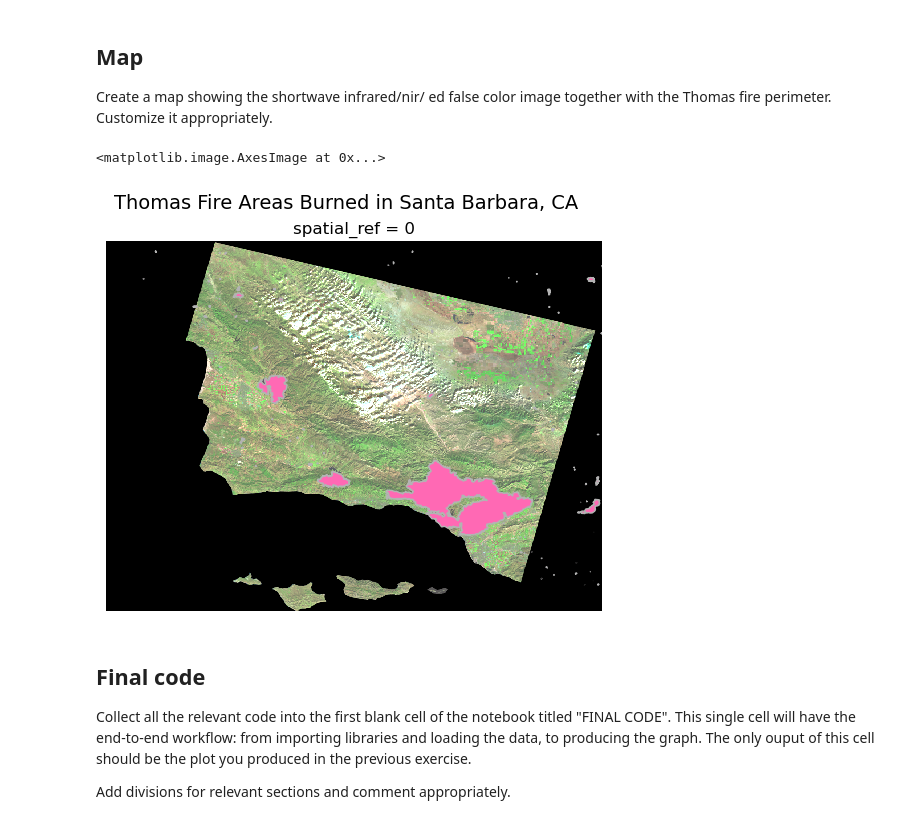
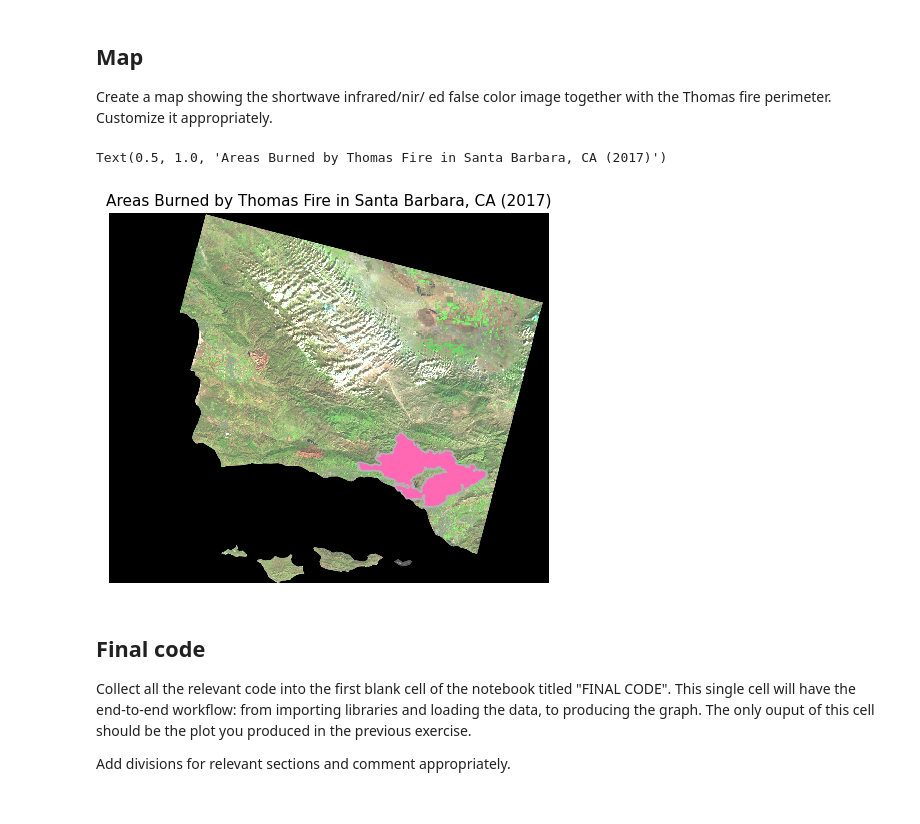
Before and after one commit to saingersoll/eds220-hwk-4, a Jupyter notebook: hwk4-task2-false-color.ipynb, the cells around one changed output. Saved outputs shown, nothing was run; the diff lists cells and outputs as text; code cells hidden in the pictures.

```diff
--- a/hwk4-task2-false-color.ipynb
+++ b/hwk4-task2-false-color.ipynb
@@ -239,0 +255,10 @@ Comment appropriately.
+# %%
+# subsetting for the Thomas Fire
+thomas_fire = ca[ca['FIRE_NAME'] == 'THOMAS']
+
+# visualize the subset to confirm it properly filtered
+fig, ax = plt.subplots()
+
+thomas_fire.plot(ax = ax,
+        color = 'hotpink')
+plt.axis('off')
@@ -255,17 +285,18 @@ Create a map showing the shortwave infrared/nir/ ed false color image together w
 Customize it appropriately.
 # %%
 fig, ax = plt.subplots()
-fig.suptitle('Thomas Fire Areas Burned in Santa Barbara, CA', fontsize=14)
 plt.axis('off')
 
-ca.plot(ax = ax,
+false_colors.plot.imshow(ax = ax,
+                         robust = True)
+thomas_fire.plot(ax = ax,
        color = 'hotpink',
        edgecolor = '0.7')
-false_colors.plot.imshow(ax = ax,
-                         robust = True)
+
+ax.set_title('Areas Burned by Thomas Fire in Santa Barbara, CA (2017)', fontsize=11)
 # %% [output]
-<matplotlib.image.AxesImage at 0x...>
+Text(0.5, 1.0, 'Areas Burned by Thomas Fire in Santa Barbara, CA (2017)')
-[figure, old version]
+[figure, new version]
 # %% [markdown]
 ## Final code
 
```
Also changed, not shown: parts of 14 cells of this notebook, 1 other file.
